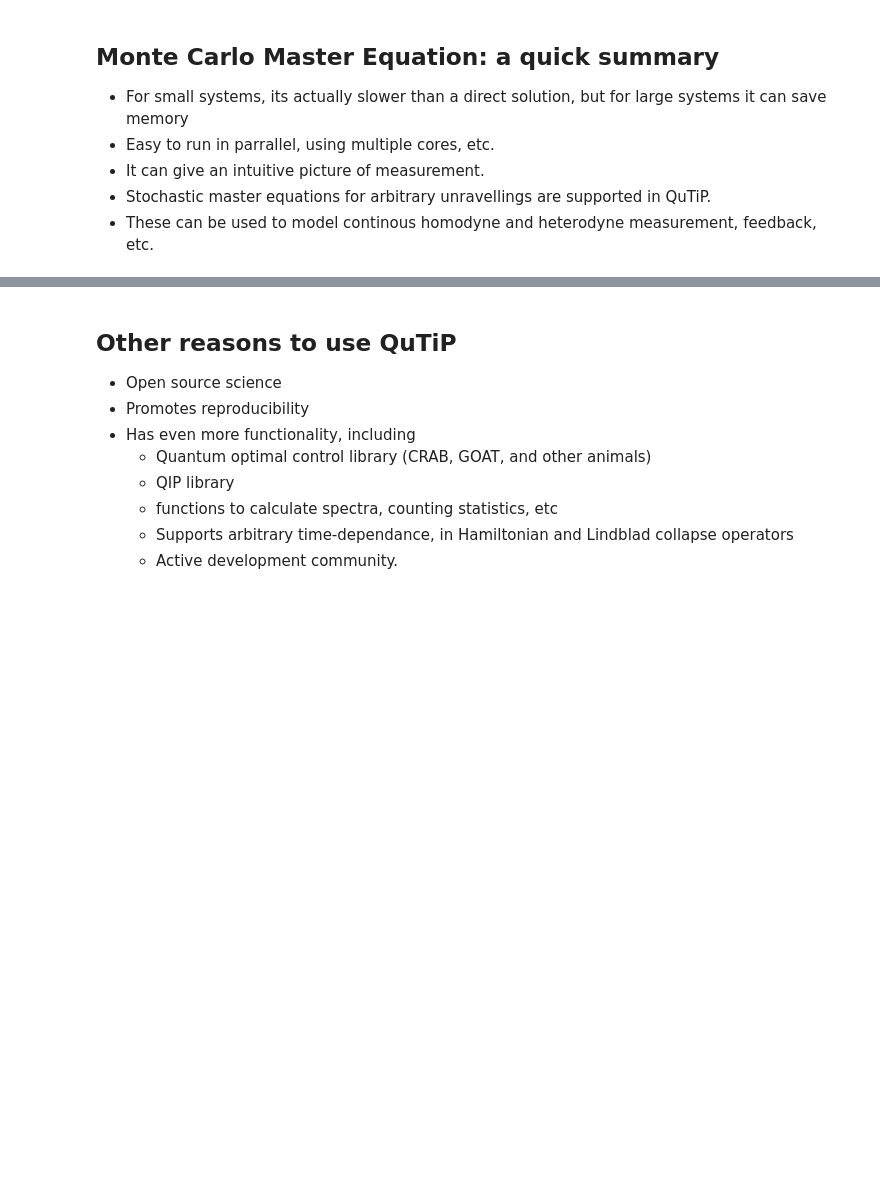
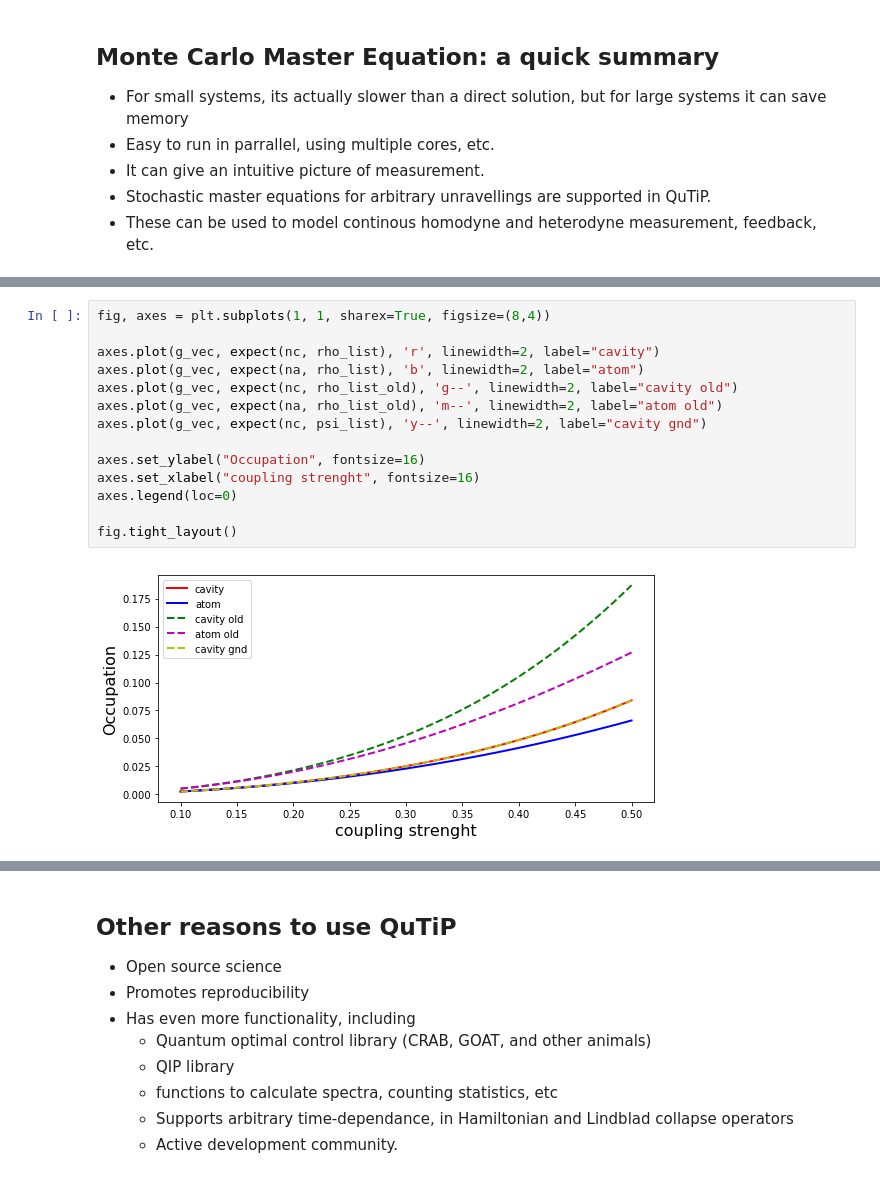
Before and after one commit to nwlambert/lectures, a Jupyter notebook: Lecture on Open quantum systems.ipynb, the cells around one changed output, grey strips where cells are left out. Saved outputs shown, nothing was run; the diff lists cells and outputs as text; blank space fills up the shorter version.

```diff
--- a/Lecture on Open quantum systems.ipynb
+++ b/Lecture on Open quantum systems.ipynb
@@ -965,0 +1095,16 @@ fig.savefig("monte.png")
+# %%
+fig, axes = plt.subplots(1, 1, sharex=True, figsize=(8,4))
+
+axes.plot(g_vec, expect(nc, rho_list), 'r', linewidth=2, label="cavity")
+axes.plot(g_vec, expect(na, rho_list), 'b', linewidth=2, label="atom")
+axes.plot(g_vec, expect(nc, rho_list_old), 'g--', linewidth=2, label="cavity old")
+axes.plot(g_vec, expect(na, rho_list_old), 'm--', linewidth=2, label="atom old")
+axes.plot(g_vec, expect(nc, psi_list), 'y--', linewidth=2, label="cavity gnd")
+
+axes.set_ylabel("Occupation", fontsize=16)
+axes.set_xlabel("coupling strenght", fontsize=16)
+axes.legend(loc=0)
+
+fig.tight_layout()
+# %% [output]
+[figure, added]
```
Also changed, not shown: parts of 12 cells of this notebook.
